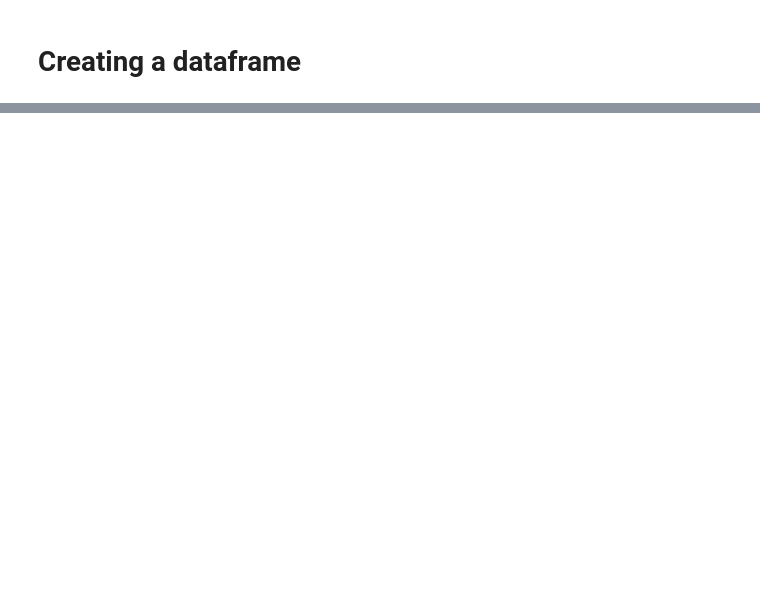
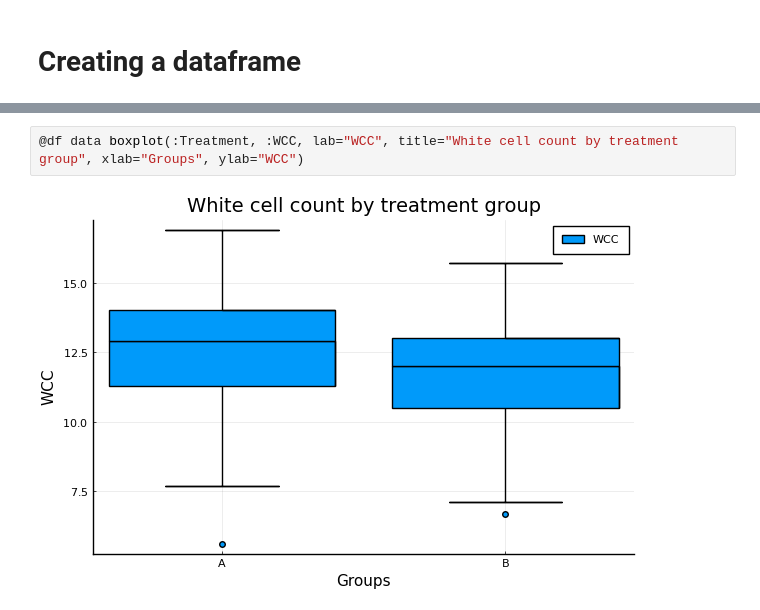
Before and after one commit to pgrepds/julia-playground, a Jupyter notebook: DescriptiveStatistics.ipynb, the cells around one changed output, grey strips where cells are left out. Drawn from its saved outputs; the diff is of its cells as text; blank space fills up the shorter version.

```diff
--- a/DescriptiveStatistics.ipynb
+++ b/DescriptiveStatistics.ipynb
@@ -98,0 +220,4 @@ Maximum:        16.600000
+# %%
+@df data boxplot(:Treatment, :WCC, lab="WCC", title="White cell count by treatment group", xlab="Groups", ylab="WCC")
+# %% [output]
+[figure, added]
```
Also changed, not shown: parts of 39 cells of this notebook, 1 other file.
